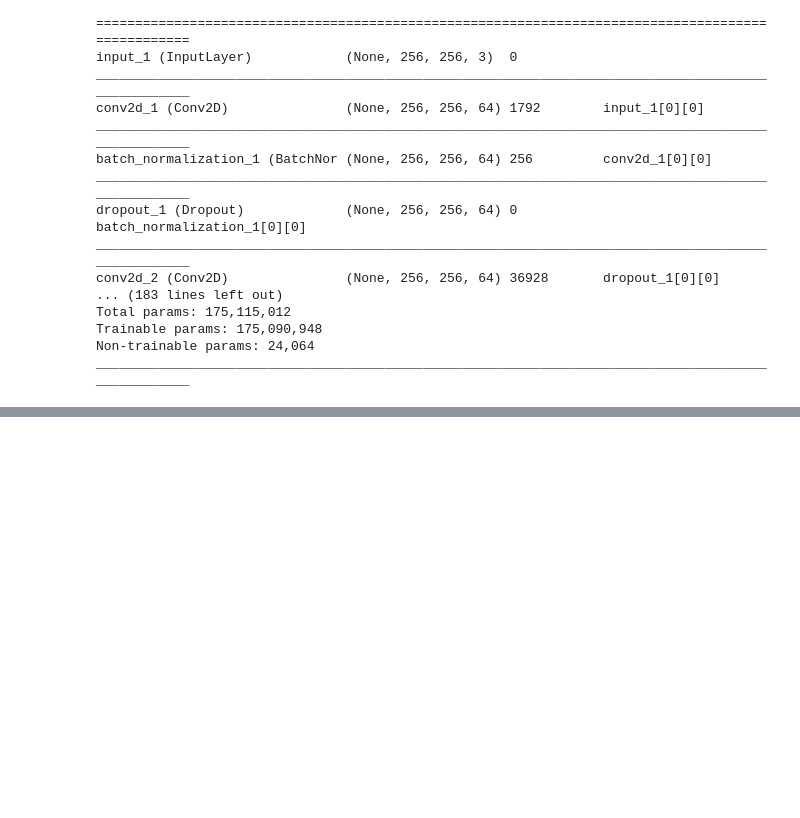
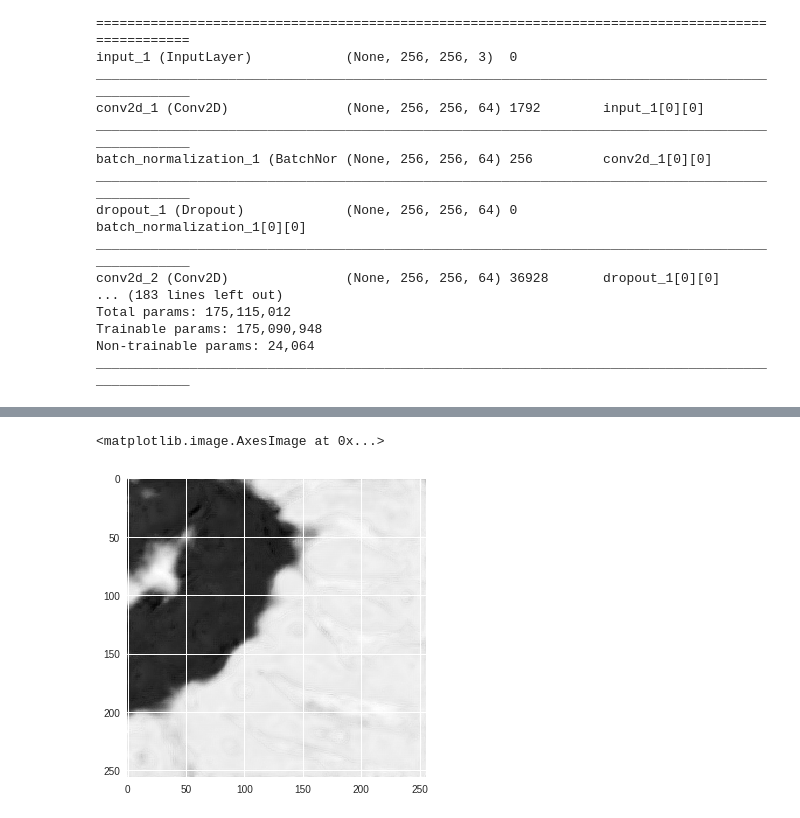
Before and after one commit to Ravimk07/Tensorflow_colab_examples, a Jupyter notebook: Test_segmentation_script.ipynb, the cells around one changed output, grey strips where cells are left out. Cells and saved outputs as stored; diff of their text form; code cells hidden in the pictures; blank space fills up the shorter version.

```diff
--- a/Test_segmentation_script.ipynb
+++ b/Test_segmentation_script.ipynb
@@ -210,0 +227,5 @@ Epoch 1/50
+# %%
+plt.imshow(model.predict(X_valid[30].reshape(1, 256, 256, 3))[0,:,:,0], cmap='gray')
+# %% [output]
+<matplotlib.image.AxesImage at 0x...>
+[figure, added]
```
Also changed, not shown: parts of 2 cells of this notebook.
